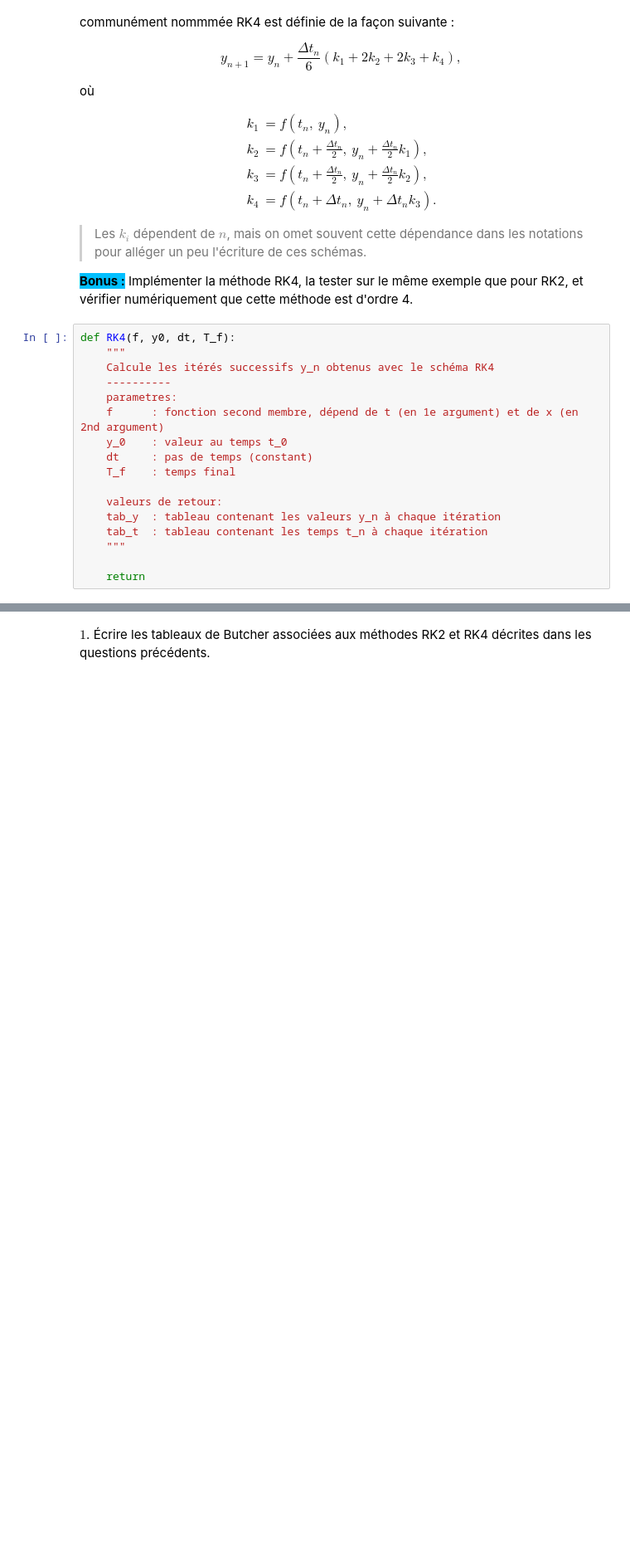
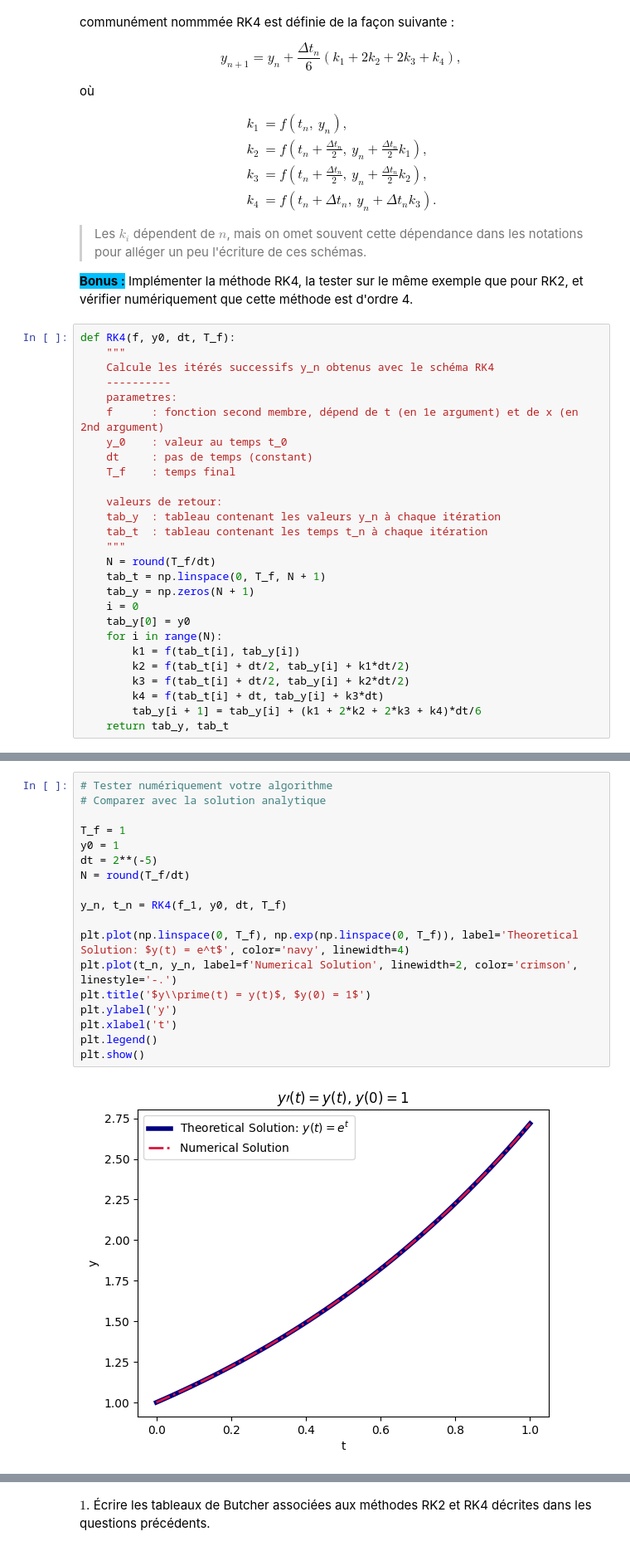
Before and after one commit to Eric-Guerra-Ribeiro/AMP_41012, a Jupyter notebook: pc8.ipynb, the cells around one changed output, grey strips where cells are left out. Shown at 83% size. Saved outputs shown, nothing was run; the diff lists cells and outputs as text; blank space fills up the shorter version.

```diff
--- a/pc8.ipynb
+++ b/pc8.ipynb
@@ -103,5 +147,15 @@ def RK4(f, y0, dt, T_f):
     tab_y  : tableau contenant les valeurs y_n à chaque itération
     tab_t  : tableau contenant les temps t_n à chaque itération
     """
-
-    return
+    N = round(T_f/dt)
+    tab_t = np.linspace(0, T_f, N + 1)
+    tab_y = np.zeros(N + 1)
+    i = 0
+    tab_y[0] = y0
+    for i in range(N):
+        k1 = f(tab_t[i], tab_y[i])
+        k2 = f(tab_t[i] + dt/2, tab_y[i] + k1*dt/2)
+        k3 = f(tab_t[i] + dt/2, tab_y[i] + k2*dt/2)
+        k4 = f(tab_t[i] + dt, tab_y[i] + k3*dt)
+        tab_y[i + 1] = tab_y[i] + (k1 + 2*k2 + 2*k3 + k4)*dt/6
+    return tab_y, tab_t
@@ -113,0 +162,20 @@ def RK4(f, y0, dt, T_f):
+# %%
+# Tester numériquement votre algorithme
+# Comparer avec la solution analytique
+
+T_f = 1
+y0 = 1
+dt = 2**(-5)
+N = round(T_f/dt)
+
+y_n, t_n = RK4(f_1, y0, dt, T_f)
+
+plt.plot(np.linspace(0, T_f), np.exp(np.linspace(0, T_f)), label='Theoretical Solution: $y(t) = e^t$', color='navy', linewidth=4)
+plt.plot(t_n, y_n, label=f'Numerical Solution', linewidth=2, color='crimson', linestyle='-.')
+plt.title('$y\\prime(t) = y(t)$, $y(0) = 1$')
+plt.ylabel('y')
+plt.xlabel('t')
+plt.legend()
+plt.show()
+# %% [output]
+[figure, added]
```
Also changed, not shown: parts of 44 cells of this notebook.
